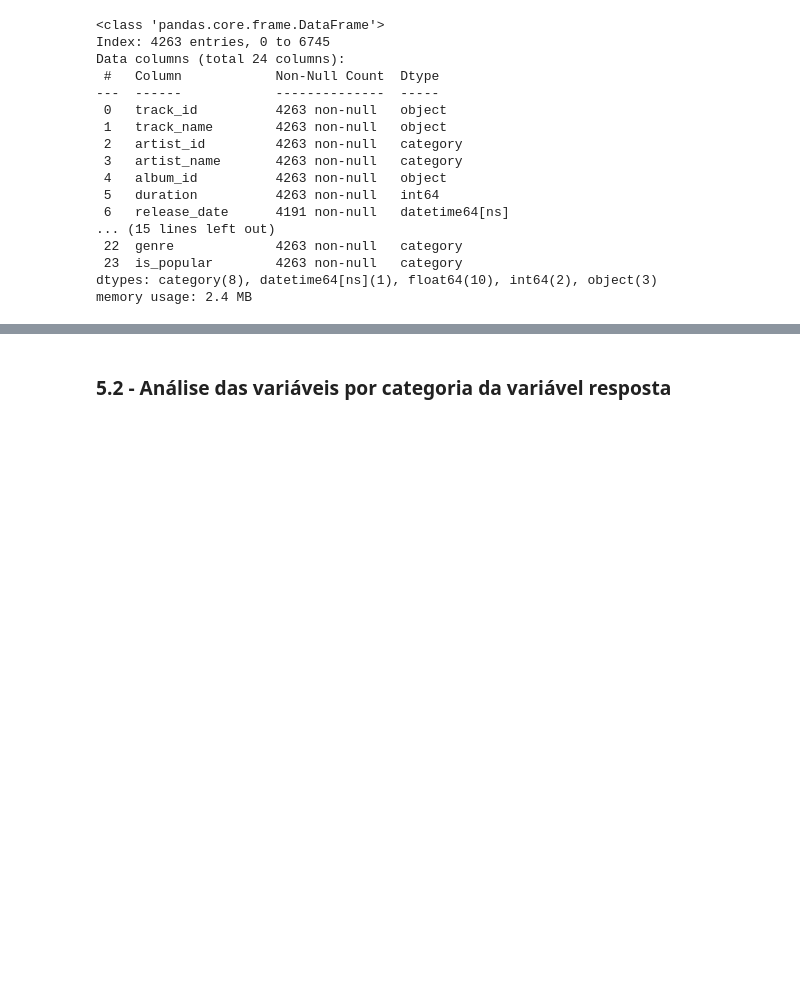
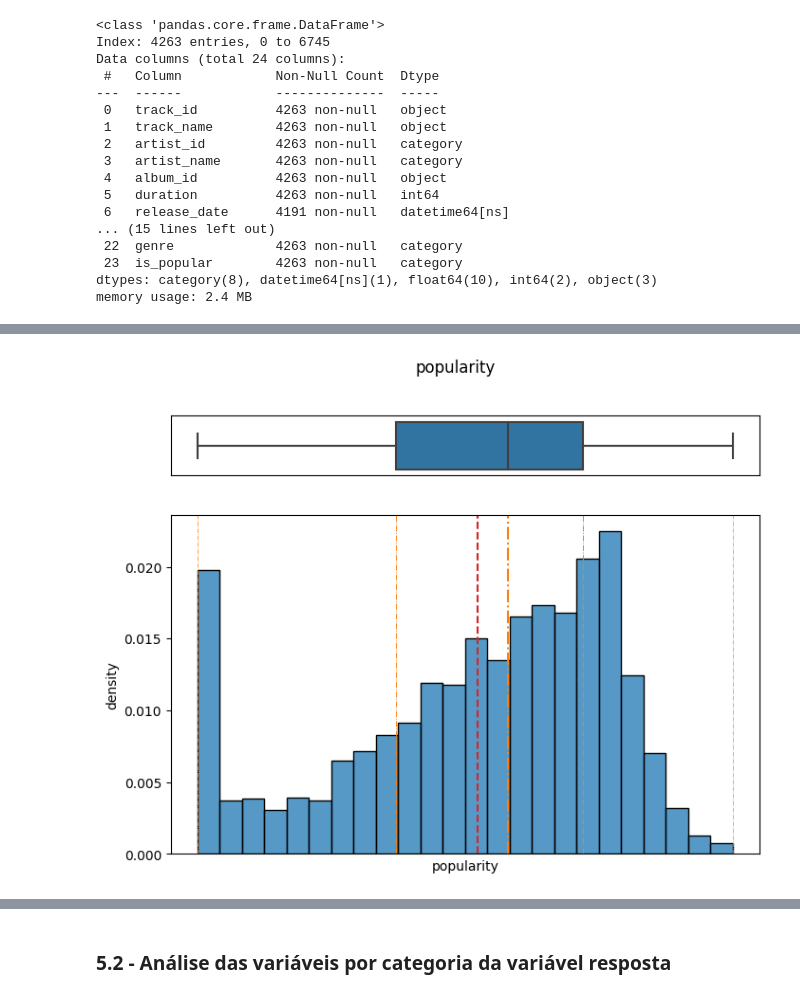
Before and after one commit to Cizika/tiktok-popularity-analysis, a Jupyter notebook: Analise_da_Popularidade_no_TikTok_Univariada.ipynb, the cells around one changed output, grey strips where cells are left out. Cells and saved outputs as stored; diff of their text form; code cells hidden in the pictures; blank space fills up the shorter version.

```diff
--- a/Analise_da_Popularidade_no_TikTok_Univariada.ipynb
+++ b/Analise_da_Popularidade_no_TikTok_Univariada.ipynb
@@ -523,0 +497,37 @@ for (variavel, resultados), axes_row in zip(testes, axes):
+# %%
+def plot_continuous(df, *, name: str  =None ,**kwplot):
+    fig, (ax0, ax1) = plt.subplots(2,
+                                   figsize=(8, 6),
+                                   sharex=True,
+                                   gridspec_kw={"height_ratios": (.15, .85)})
+
+    whis = 1.5
+    series = df[name]
+    sns.boxplot(x=series, whis=whis, color=palette[0], ax=ax0)
+    sns.histplot(series, stat='density', color=palette[0], ax=ax1, **kwplot)
+
+    _count, mean, _std, min_, q1, q2, q3, max_ = (series.describe().to_list())
+    iqr = q3 - q1
+    whis1 = np.nan_to_num(series[series < q1 - whis * iqr].max(), nan=min_)
+    whis2 = np.nan_to_num(series[series > q3 + whis * iqr].min(), nan=max_)
+
+    ax1.axvline(mean, color=palette[3], linestyle='dashed')
+    ax1.axvline(q2, color=palette[1], linestyle='dashdot')
+    ax1.axvline(q1, color=palette[1], linewidth=.7, linestyle='dashdot')
+    ax1.axvline(q3, color=palette[1], linewidth=.7, linestyle='dashdot')
+    ax1.axvline(whis1, color=palette[1], linewidth=.5, linestyle='dashdot')
+    ax1.axvline(whis2, color=palette[1], linewidth=.5, linestyle='dashdot')
+
+    ax0.set_xlabel('')
+    ax1.set_ylabel('density')
+
+    ax0.set_yticks([], [])
+    ax0.set_xticks([], [])
+
+    fig.suptitle(name)
+
+    return fig
+# %%
+fig_popularity = plot_continuous(dados_new, name='popularity')
+# %% [output]
+[figure, added]
```
Also changed, not shown: parts of 30 cells of this notebook.
